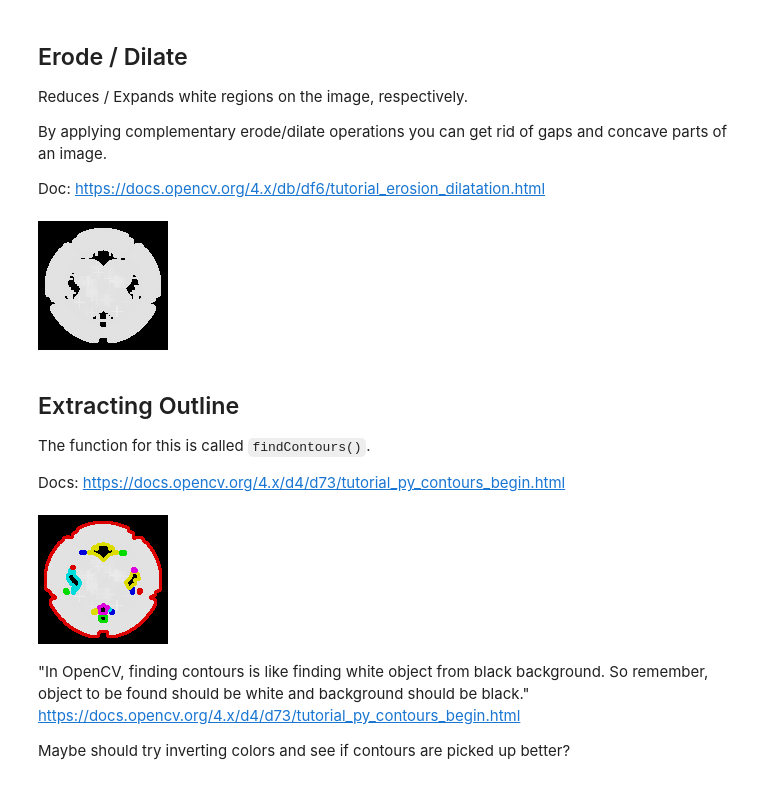
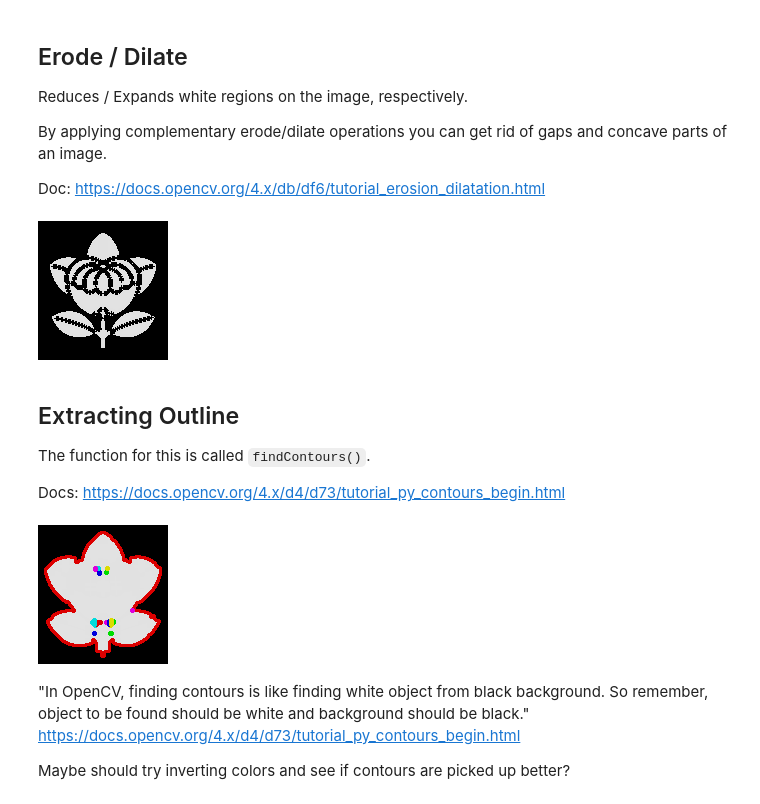
Before and after one commit to Machine-Learning-Parsons-Fall-2025/Project-OpenCV, a Jupyter notebook: opencv-tests.ipynb, the cells around one changed output. Cells and saved outputs as stored; diff of their text form; code cells hidden in the pictures.

```diff
--- a/opencv-tests.ipynb
+++ b/opencv-tests.ipynb
@@ -20,7 +20,7 @@ def topil(cv):
 ## Open an Image
 # %%
 # open image from url
-img = PImage.open("random_subset/plant_melon_uri_76.jpg")
+img = PImage.open("random_subset/plant_tachibana_31.jpg")
 
 
 # this makes the largest edge of the image be 480
@@ -115,17 +122,17 @@ Doc: https://docs.opencv.org/4.x/db/df6/tutorial_erosion_dilatation.html
 # %%
 # this sets up the shape and size of the erosion filter
 eksize = 2
 ekernel = cv2.getStructuringElement(cv2.MORPH_CROSS, (2 * eksize + 1, 2 * eksize + 1), (eksize, eksize))
 
 dksize = 5
 dkernel = cv2.getStructuringElement(cv2.MORPH_CROSS, (2 * dksize + 1, 2 * dksize + 1), (dksize, dksize))
 
 eroded_cv = cv2.erode(img_cv, ekernel)
 dilated_cv = cv2.dilate(eroded_cv, dkernel)
 
-display(topil(dilated_cv))
+display(topil(eroded_cv))
 # %% [output]
-[figure, old version]
+[figure, new version]
 # %% [markdown]
 ## Extracting Outline
 
@@ -145,7 +152,7 @@ if contours:
 
 display(PImage.fromarray(draw_cv))
 # %% [output]
-[figure, old version]
+[figure, new version]
 # %% [markdown]
 "In OpenCV, finding contours is like finding white object from black background. So remember, object to be found should be white and background should be black." https://docs.opencv.org/4.x/d4/d73/tutorial_py_contours_begin.html
 
```
Also changed, not shown: parts of 10 cells of this notebook.
